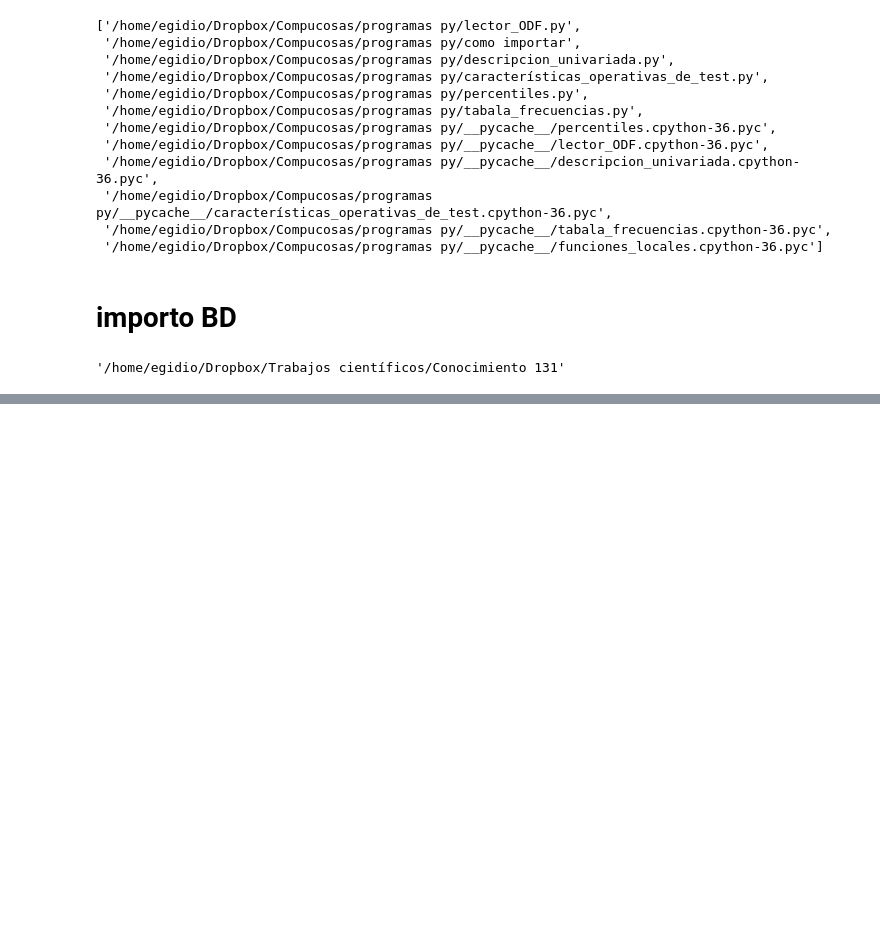
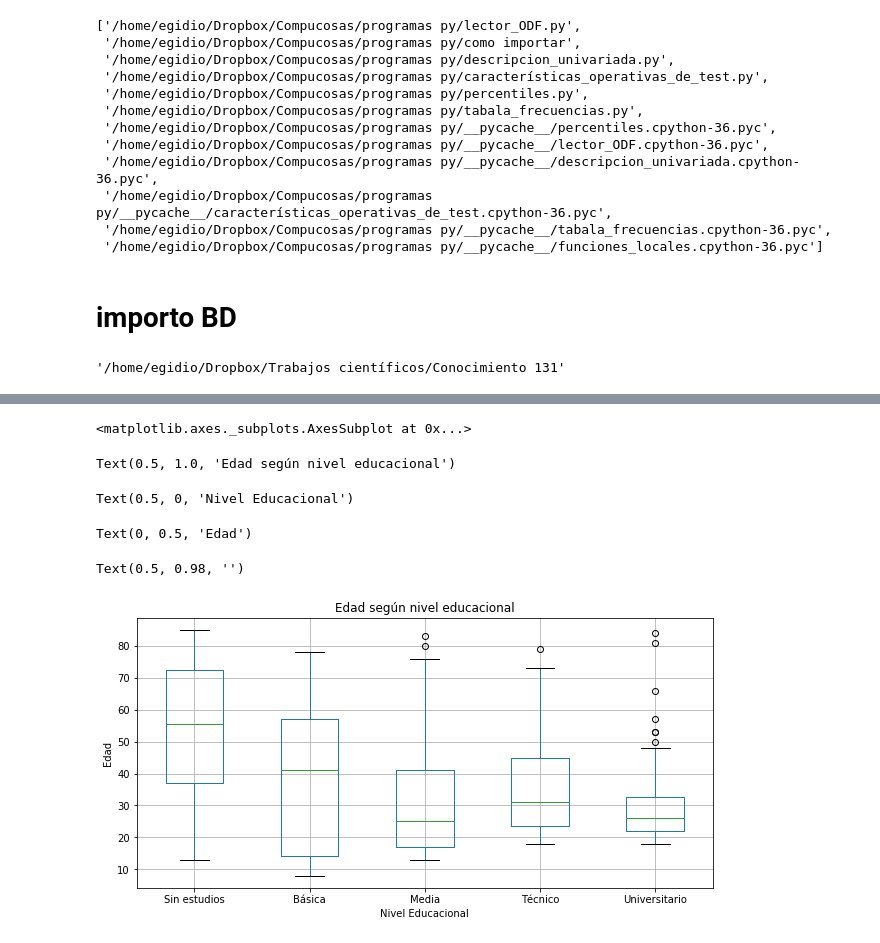
Before and after one commit to superegi/conocimiento131, a Jupyter notebook: Conocimiento 131.ipynb, the cells around one changed output, grey strips where cells are left out. Cells and saved outputs as stored; diff of their text form; code cells hidden in the pictures; blank space fills up the shorter version.

```diff
--- a/Conocimiento 131.ipynb
+++ b/Conocimiento 131.ipynb
@@ -295,0 +217,16 @@ db2.groupby('Nacionalidad').count()
+# %%
+BD.boxplot(column=['Edad'], by = 'Niv. Educación',
+           #positions=['Sin Estudios', 'Básica', 'Media', 'Técnico', 'Universitario'],
+           figsize=(10,5))
+plt.title('Edad según nivel educacional')
+plt.xlabel('Nivel Educacional')
+plt.ylabel('Edad')
+plt.suptitle('')
+plt.savefig('./Resultados/fig_edadxeducacion.png', dpi= 100)
+# %% [output]
+<matplotlib.axes._subplots.AxesSubplot at 0x...>
+Text(0.5, 1.0, 'Edad según nivel educacional')
+Text(0.5, 0, 'Nivel Educacional')
+Text(0, 0.5, 'Edad')
+Text(0.5, 0.98, '')
+[figure, added]
```
Also changed, not shown: parts of 36 cells of this notebook.
